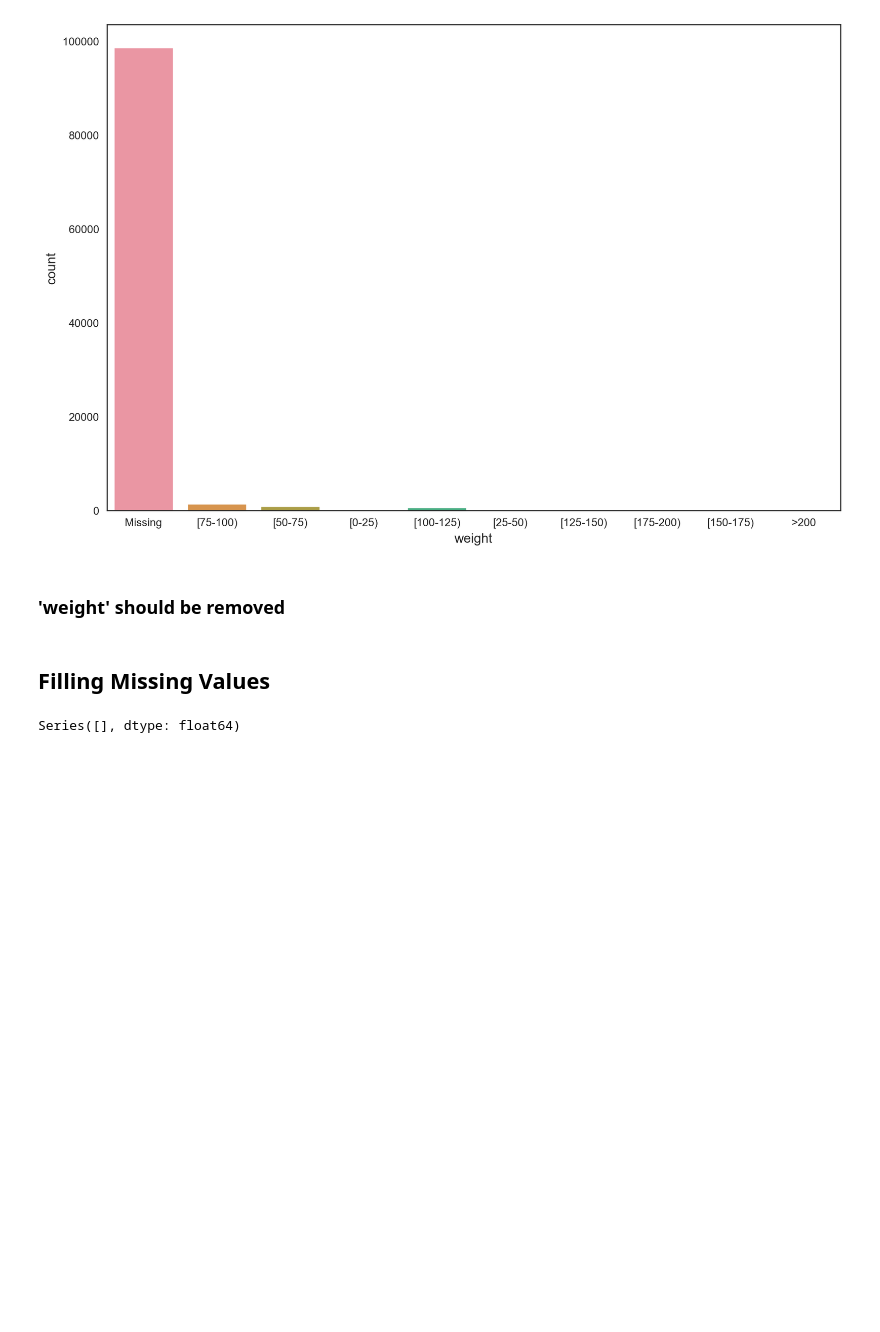
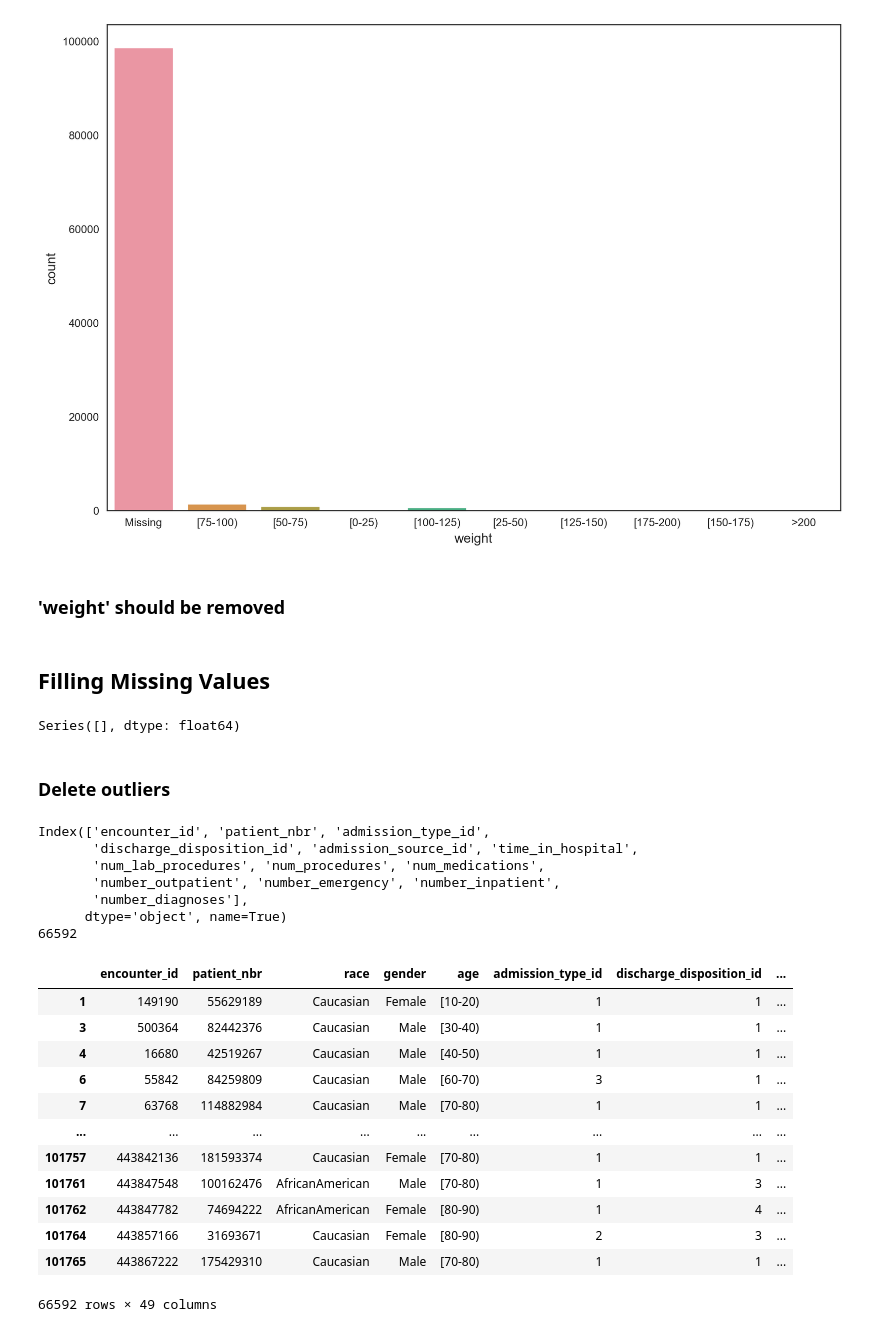
Before and after one commit to mpnri/R5-diabetic-patients-ML, a Jupyter notebook: Report/R5.ipynb, the cells around one changed output. Cells and saved outputs as stored; diff of their text form; code cells hidden in the pictures; blank space fills up the shorter version.

```diff
--- a/Report/R5.ipynb
+++ b/Report/R5.ipynb
@@ -153,4 +152,42 @@ data['diag_3'].fillna(data['diag_3'].mode()[0], inplace=True)
 (data.isna().mean()* 100)[data.isna().sum()>0]
 # %% [output]
 Series([], dtype: float64)
+# %% [markdown]
+###  Delete outliers
+# %%
+tmp = data.apply (pd.to_numeric, errors='coerce')
+numerical_columns = tmp.columns[~(tmp.isnull().any())].copy(True)
+print(numerical_columns)
+
+for column in numerical_columns.drop(['encounter_id', 'patient_nbr', 'admission_type_id', 'discharge_disposition_id', 'admission_source_id']):
+    Q1 = data[column].quantile(0.25) # first quartile
+    Q3 = data[column].quantile(0.75) # third quartile
+    IQR = Q3 - Q1 # interquartile range
+    lower_bound = Q1 - 1.5 * IQR # lower outlier threshold
+    upper_bound = Q3 + 1.5 * IQR # upper outlier threshold
+    data = data[(lower_bound <= data[column]) & (data[column] <= upper_bound)]
+
+print(len(data))
+data
+# %% [output]
+Index(['encounter_id', 'patient_nbr', 'admission_type_id',
+       'discharge_disposition_id', 'admission_source_id', 'time_in_hospital',
+       'num_lab_procedures', 'num_procedures', 'num_medications',
+       'number_outpatient', 'number_emergency', 'number_inpatient',
+       'number_diagnoses'],
+      dtype='object', name=True)
+66592
+|  | encounter_id | patient_nbr | race | gender | age | admission_type_id | discharge_disposition_id | ... |
+| 1 | 149190 | 55629189 | Caucasian | Female | [10-20) | 1 | 1 | ... |
+| 3 | 500364 | 82442376 | Caucasian | Male | [30-40) | 1 | 1 | ... |
+| 4 | 16680 | 42519267 | Caucasian | Male | [40-50) | 1 | 1 | ... |
+| 6 | 55842 | 84259809 | Caucasian | Male | [60-70) | 3 | 1 | ... |
+| 7 | 63768 | 114882984 | Caucasian | Male | [70-80) | 1 | 1 | ... |
+| ... | ... | ... | ... | ... | ... | ... | ... | ... |
+| 101757 | 443842136 | 181593374 | Caucasian | Female | [70-80) | 1 | 1 | ... |
+| 101761 | 443847548 | 100162476 | AfricanAmerican | Male | [70-80) | 1 | 3 | ... |
+| 101762 | 443847782 | 74694222 | AfricanAmerican | Female | [80-90) | 1 | 4 | ... |
+| 101764 | 443857166 | 31693671 | Caucasian | Female | [80-90) | 2 | 3 | ... |
+| 101765 | 443867222 | 175429310 | Caucasian | Male | [70-80) | 1 | 1 | ... |
+66592 rows × 49 columns
 # %% [markdown]
```
Also changed, not shown: parts of 12 cells of this notebook.
